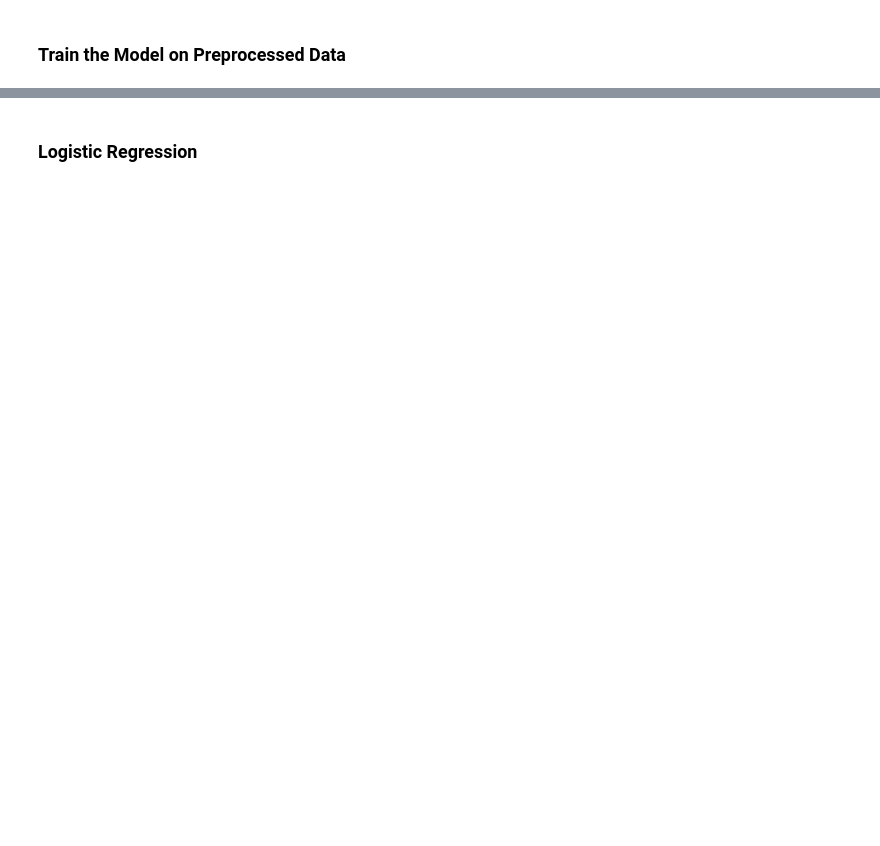
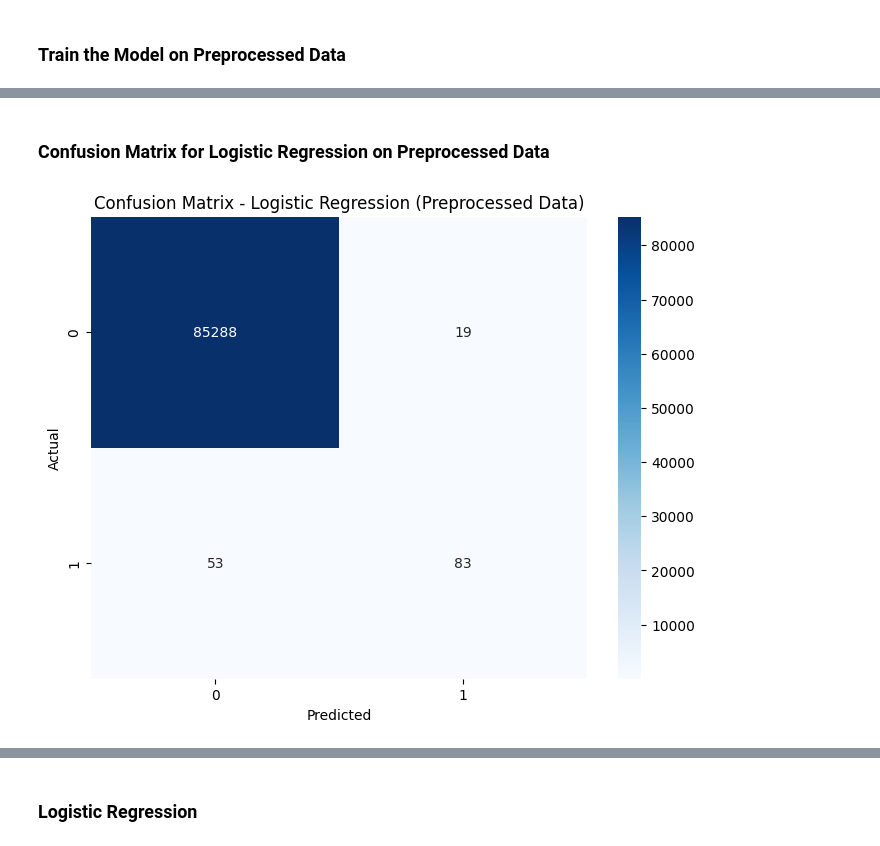
Before and after one commit to fjadidi2001/DataScienceJourney, a Jupyter notebook: Homework_1_Student_Version.ipynb, the cells around one changed output, grey strips where cells are left out. Cells and saved outputs as stored; diff of their text form; code cells hidden in the pictures; blank space fills up the shorter version.

```diff
--- a/Homework_1_Student_Version.ipynb
+++ b/Homework_1_Student_Version.ipynb
@@ -490,0 +563,15 @@ weighted avg       1.00      1.00      1.00     85443
+# %% [markdown]
+### Confusion Matrix for Logistic Regression on Preprocessed Data
+# %%
+# Preprocessed Data Confusion Matrix
+conf_matrix_preprocessed = confusion_matrix(y_test, y_pred_preprocessed)
+
+# Plot confusion matrix for preprocessed data
+plt.figure(figsize=(8, 6))
+sns.heatmap(conf_matrix_preprocessed, annot=True, fmt='d', cmap='Blues')
+plt.title('Confusion Matrix - Logistic Regression (Preprocessed Data)')
+plt.xlabel('Predicted')
+plt.ylabel('Actual')
+plt.show()
+# %% [output]
+[figure, added]
```
Also changed, not shown: parts of 38 cells of this notebook.
